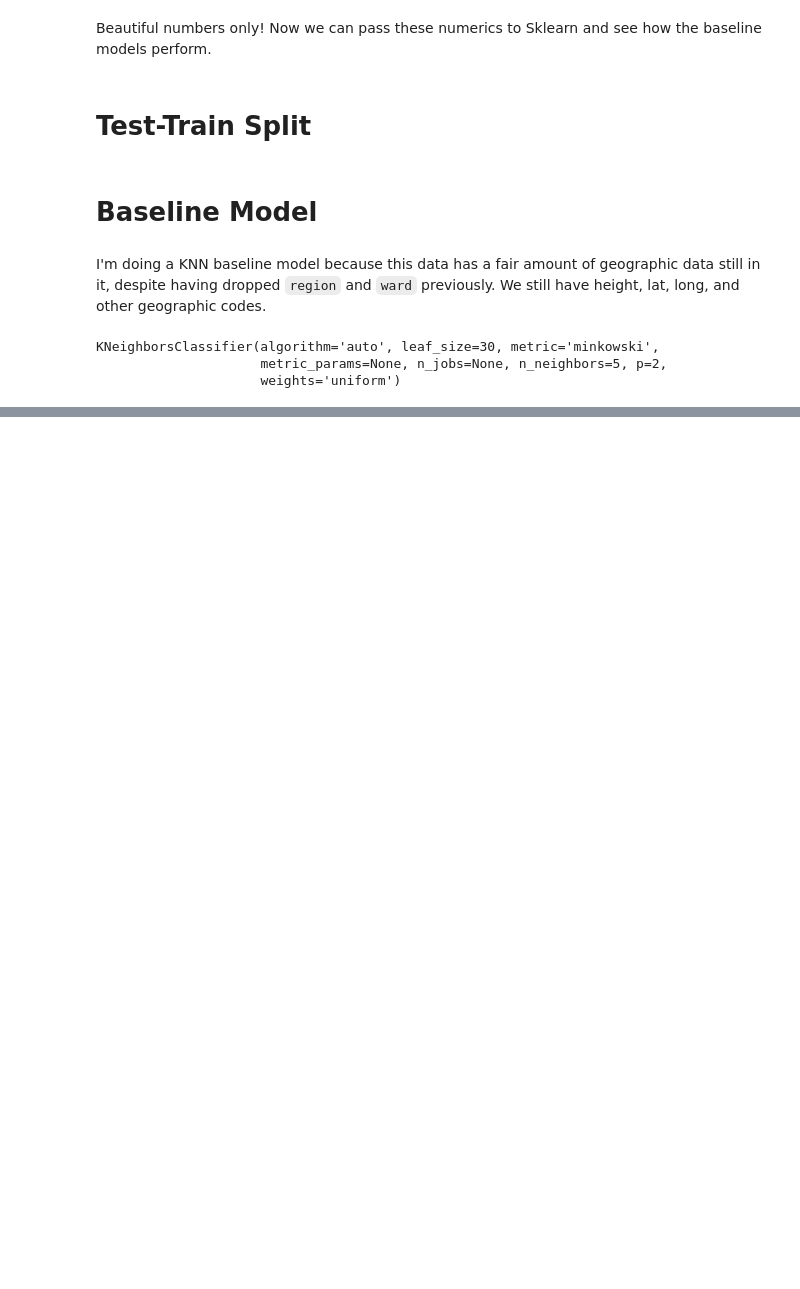
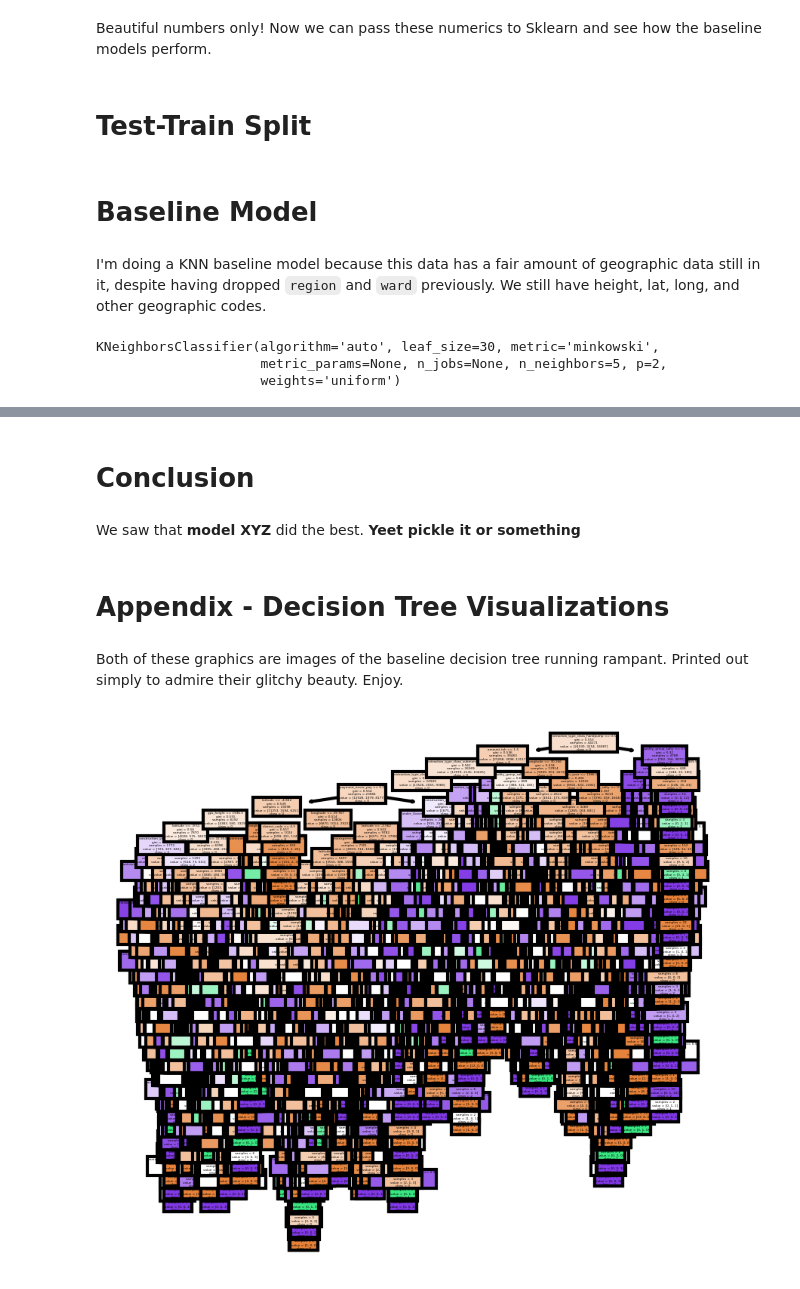
Before and after one commit to stevenzych/tanzanian_wells, a Jupyter notebook: notebooks/modeling_2.ipynb, the cells around one changed output, grey strips where cells are left out. Drawn from its saved outputs; the diff is of its cells as text; code cells hidden in the pictures; blank space fills up the shorter version.

```diff
--- a/notebooks/modeling_2.ipynb
+++ b/notebooks/modeling_2.ipynb
@@ -200,7 +213,7 @@ Let's see if building a standard-scaled model with grid-searching will improve t
 knn_pipe = Pipeline([('SS' , StandardScaler()),
                      ('KN' , KNeighborsClassifier())])
 # %%
-knn_grid = [{'KN__n_neighbors' : [3, 5, 7]}]
+knn_grid = [{'KN__n_neighbors' : [2, 5, 8, 11, 14]}]
 # %%
 knn_gridsearch = GridSearchCV(estimator=knn_pipe, param_grid=knn_grid, scoring='accuracy', cv=3)
 # %%
@@ -229,0 +245,4 @@ np.sum()
+# %%
+knn_pipe['KN'].n_neighbors = 8
+# %%
+knn_pipe.fit(X_train, y_train)
@@ -229,0 +294,2 @@ np.sum()
+# %%
+tree_clf.fit(X_train, y_train)
@@ -229,0 +332,17 @@ np.sum()
+# %% [markdown]
+# Conclusion
+# %% [markdown]
+We saw that **model XYZ** did the best. **Yeet pickle it or something**
+# %% [markdown]
+# Appendix - Decision Tree Visualizations
+# %% [markdown]
+Both of these graphics are images of the baseline decision tree running rampant. Printed out simply to admire their glitchy beauty. Enjoy.
+# %%
+fig, axes = plt.subplots(nrows = 1,ncols = 1, figsize = (3,3), dpi=300)
+tree.plot_tree(tree_clf,
+               feature_names = dum_df.columns,
+               class_names=np.unique(y).astype('str'),
+               filled = True)
+plt.show()
+# %% [output]
+[figure, added]
```
Also changed, not shown: parts of 35 cells of this notebook.
